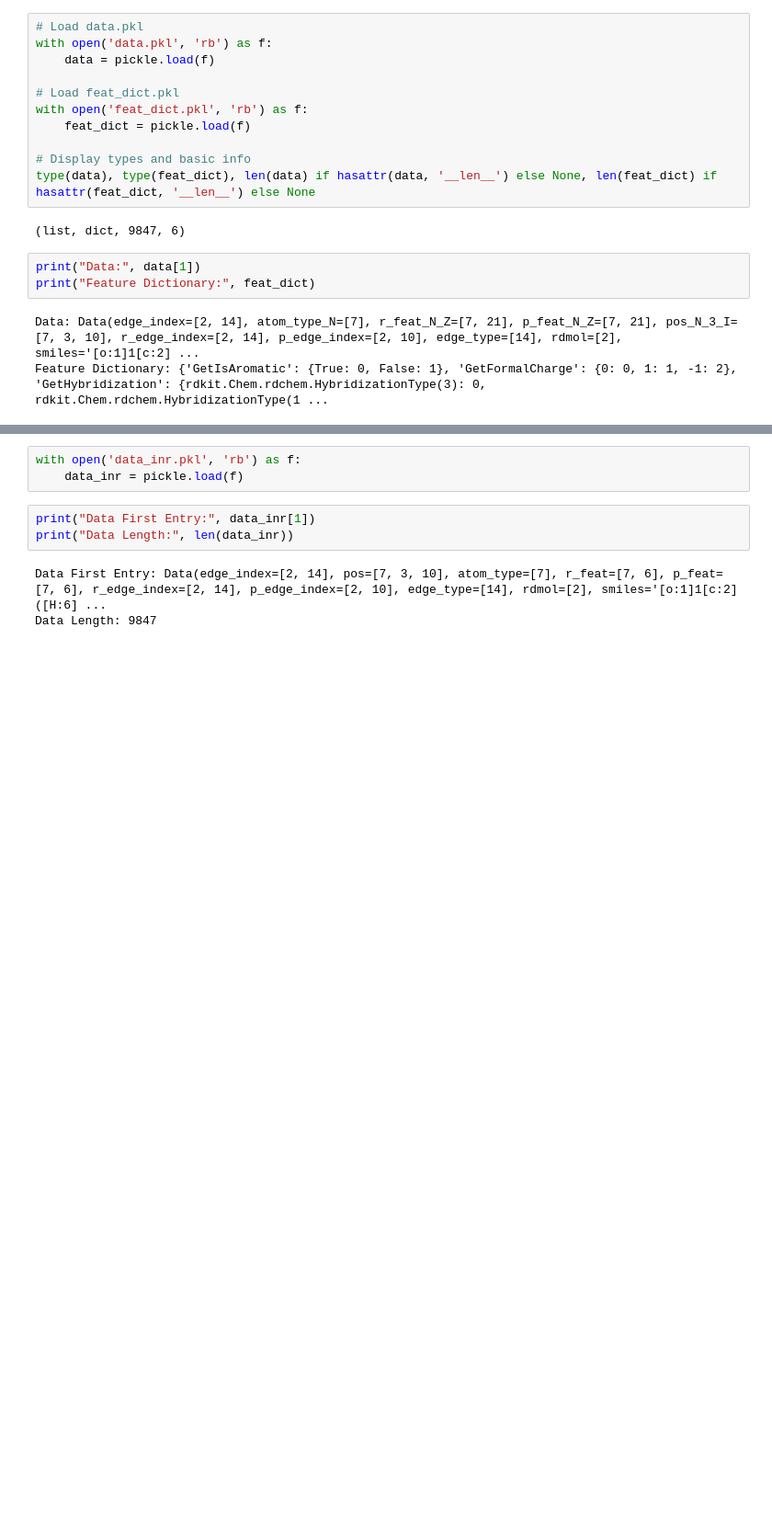
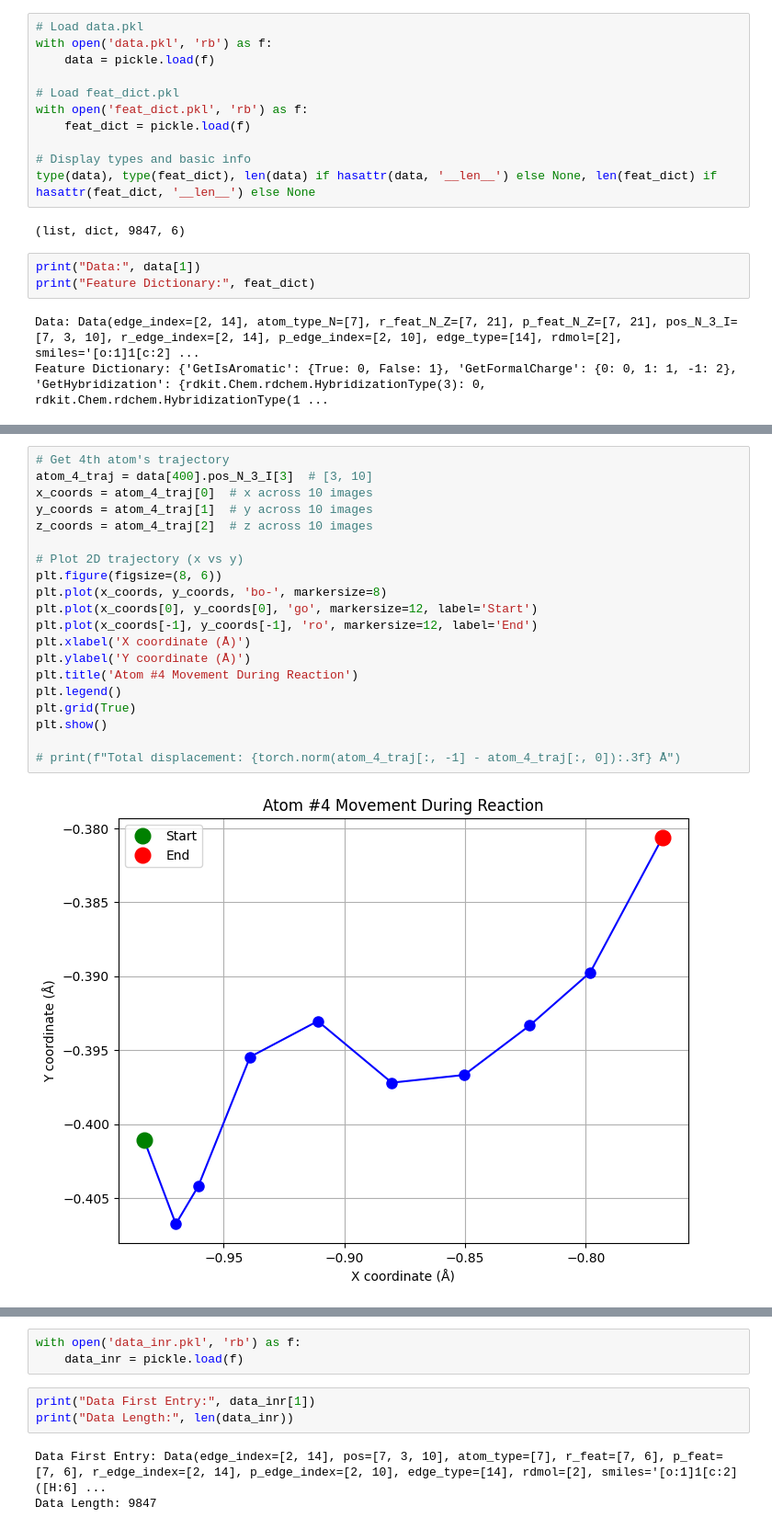
Before and after one commit to astro-stevie/goflow-mt, a Jupyter notebook: data/T1X/dataloader.ipynb, the cells around one changed output, grey strips where cells are left out. Shown at 92% size. Cells and saved outputs as stored; diff of their text form; blank space fills up the shorter version.

Commit message:
added a plotting script for the neb images

```diff
--- a/data/T1X/dataloader.ipynb
+++ b/data/T1X/dataloader.ipynb
@@ -33,0 +49,22 @@ Neb images: tensor([[-0.9828, -0.9698, -0.9605, -0.9390, -0.9109, -0.8803, -0.85
+# %%
+# Get 4th atom's trajectory
+atom_4_traj = data[400].pos_N_3_I[3]  # [3, 10]
+x_coords = atom_4_traj[0]  # x across 10 images
+y_coords = atom_4_traj[1]  # y across 10 images
+z_coords = atom_4_traj[2]  # z across 10 images
+
+# Plot 2D trajectory (x vs y)
+plt.figure(figsize=(8, 6))
+plt.plot(x_coords, y_coords, 'bo-', markersize=8)
+plt.plot(x_coords[0], y_coords[0], 'go', markersize=12, label='Start')
+plt.plot(x_coords[-1], y_coords[-1], 'ro', markersize=12, label='End')
+plt.xlabel('X coordinate (Å)')
+plt.ylabel('Y coordinate (Å)')
+plt.title('Atom #4 Movement During Reaction')
+plt.legend()
+plt.grid(True)
+plt.show()
+
+# print(f"Total displacement: {torch.norm(atom_4_traj[:, -1] - atom_4_traj[:, 0]):.3f} Å")
+# %% [output]
+[figure, added]
```
Also changed, not shown: parts of 9 cells of this notebook, 3 other files.
